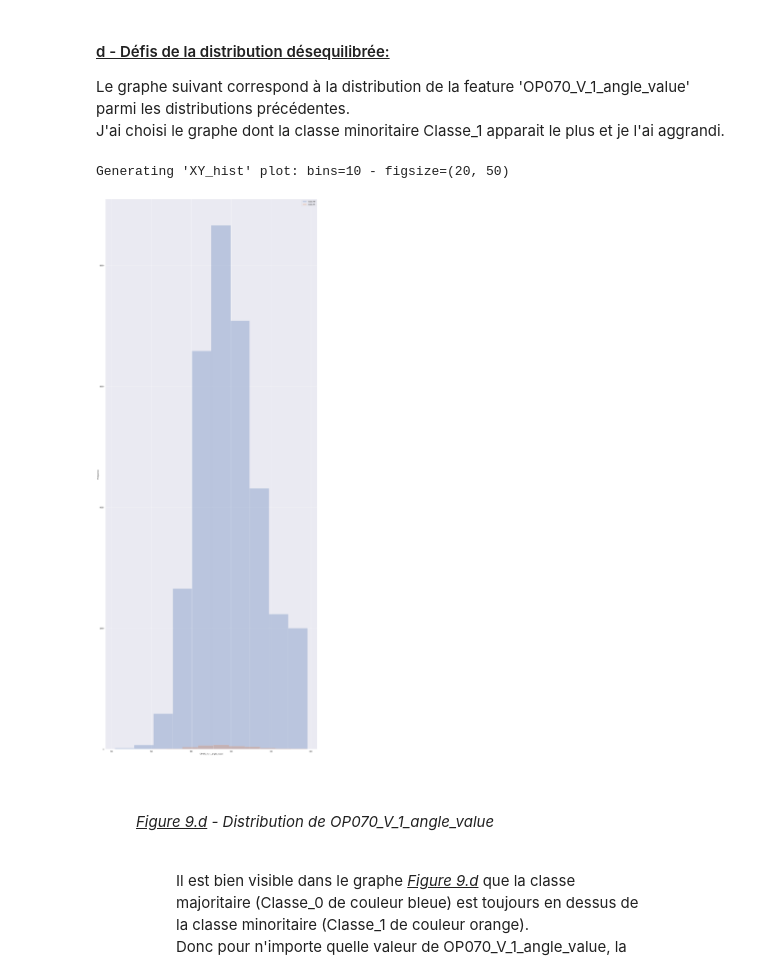
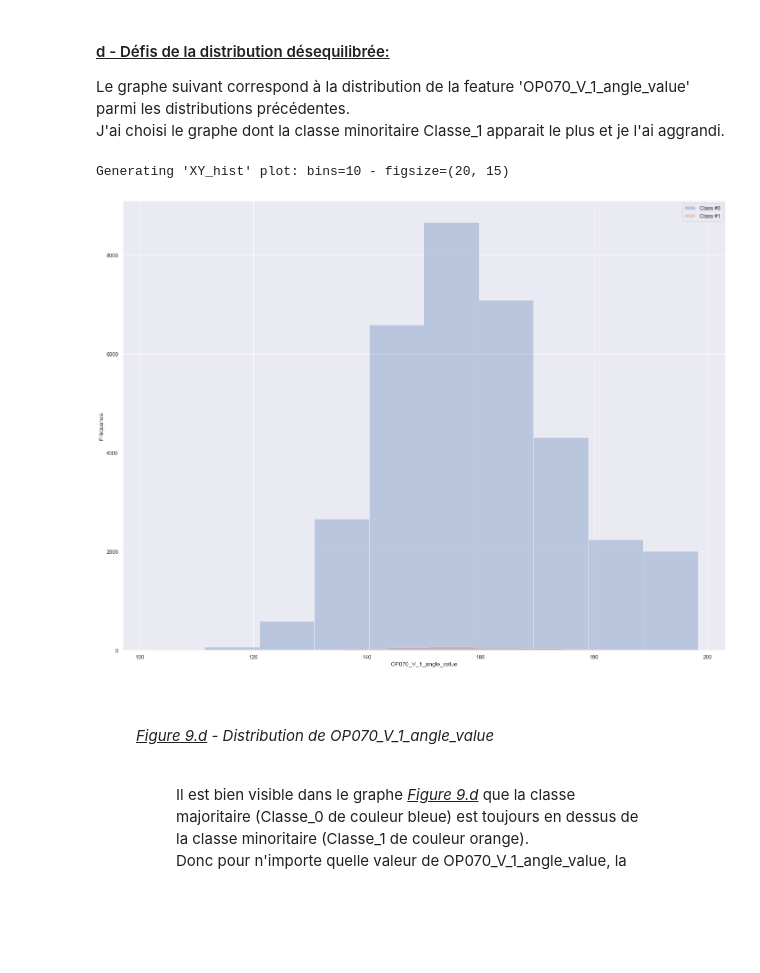
Before and after one commit to W-Alphonse/EXED-Training, a Jupyter notebook: ___VALEO/src/notebooks/valeo.ipynb, the cells around one changed output. Cells and saved outputs as stored; diff of their text form; code cells hidden in the pictures; blank space fills up the shorter version.

```diff
--- a/___VALEO/src/notebooks/valeo.ipynb
+++ b/___VALEO/src/notebooks/valeo.ipynb
@@ -1267,10 +1453,11 @@ Une fois de plus, le déséquilibre des classes est bien visible dans le graphe
 
 Le graphe suivant correspond à la distribution de la feature 'OP070_V_1_angle_value' parmi les distributions précédentes.<br/> J'ai choisi le graphe dont la classe minoritaire Classe_1 apparait le plus et je l'ai aggrandi.<br/>
 # %%
-ImgUtil.save_df_XY_hist_plot(XY_data_transformed[[Const.OP070_V_1_angle_value,Const.Binar_OP130_Resultat_Global_v]], "XY_imputed", 1, y_target_name=Const.Binar_OP130_Resultat_Global_v, bins=10)
+ImgUtil.save_df_XY_hist_plot(XY_data_transformed[[Const.OP070_V_1_angle_value,Const.Binar_OP130_Resultat_Global_v]], "XY_imputed", 1, y_target_name=Const.Binar_OP130_Resultat_Global_v,
+                             figsize=(20, 15), bins=10)
 # %% [output]
-Generating 'XY_hist' plot: bins=10 - figsize=(20, 50)
+Generating 'XY_hist' plot: bins=10 - figsize=(20, 15)
-[figure, old version]
+[figure, new version]
 # %% [markdown]
 <br/>
 <figure>
```
Also changed, not shown: parts of 25 cells of this notebook.
